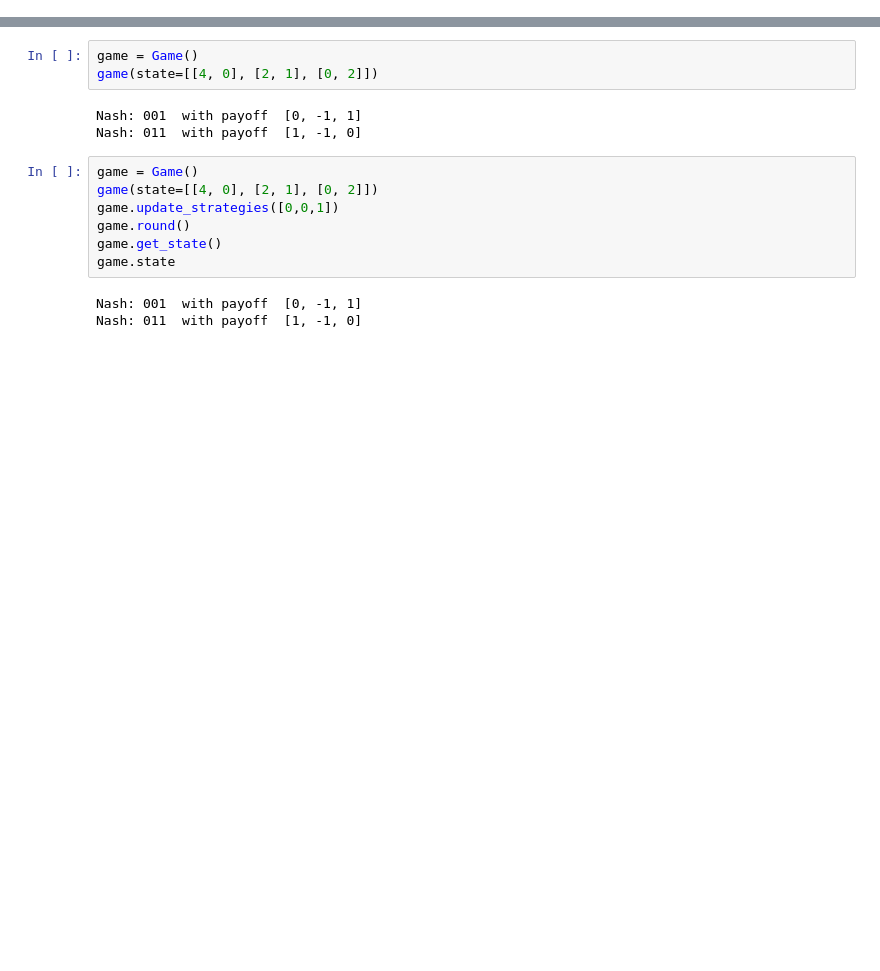
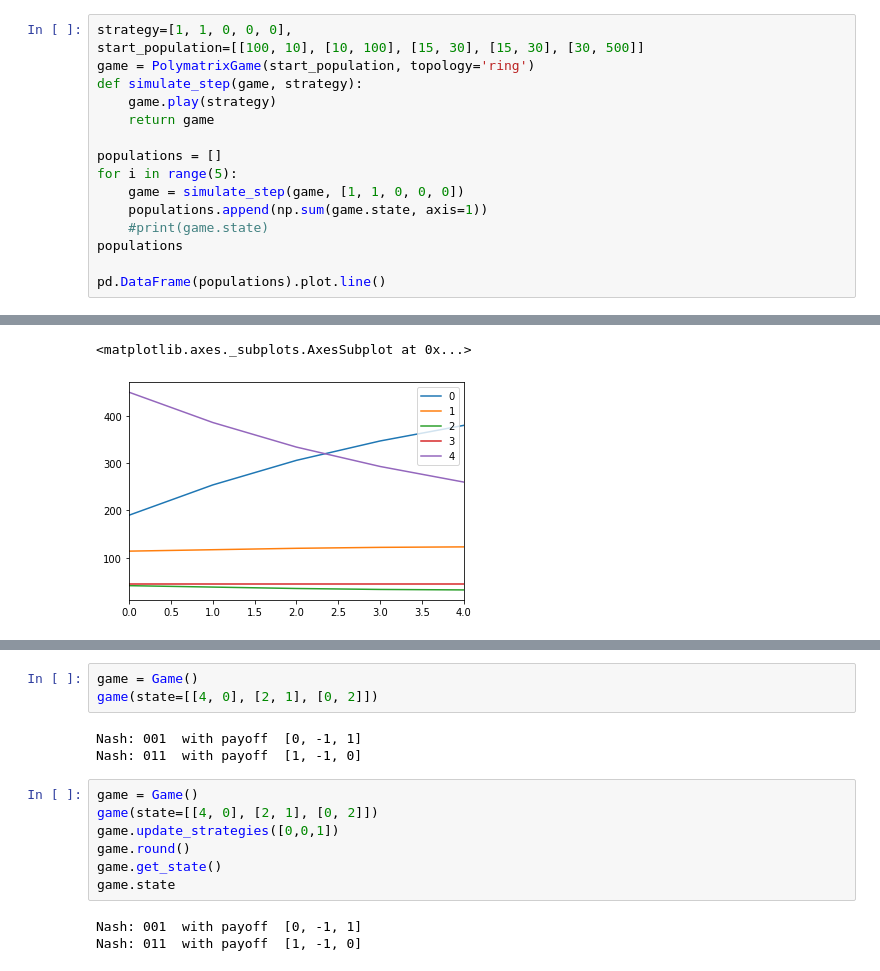
Before and after one commit to positivedefinite/corpgame, a Jupyter notebook: analysis.ipynb, the cells around one changed output, grey strips where cells are left out. Cells and saved outputs as stored; diff of their text form; blank space fills up the shorter version.

Commit message:
Separate discrete game and first analysis of polymatrix game

```diff
--- a/analysis.ipynb
+++ b/analysis.ipynb
@@ -48,0 +26,17 @@ Nash: 010  with payoff  [0, 0, 0]
+# %%
+strategy=[1, 1, 0, 0, 0],
+start_population=[[100, 10], [10, 100], [15, 30], [15, 30], [30, 500]]
+game = PolymatrixGame(start_population, topology='ring')
+def simulate_step(game, strategy):
+    game.play(strategy)
+    return game
+
+populations = []
+for i in range(5):
+    game = simulate_step(game, [1, 1, 0, 0, 0])
+    populations.append(np.sum(game.state, axis=1))
+    #print(game.state)
+populations
+
+pd.DataFrame(populations).plot.line()
+# %% [output]
@@ -48,0 +49,2 @@ Nash: 010  with payoff  [0, 0, 0]
+<matplotlib.axes._subplots.AxesSubplot at 0x...>
+[figure, added]
```
Also changed, not shown: parts of 9 cells of this notebook, 2 other files.
